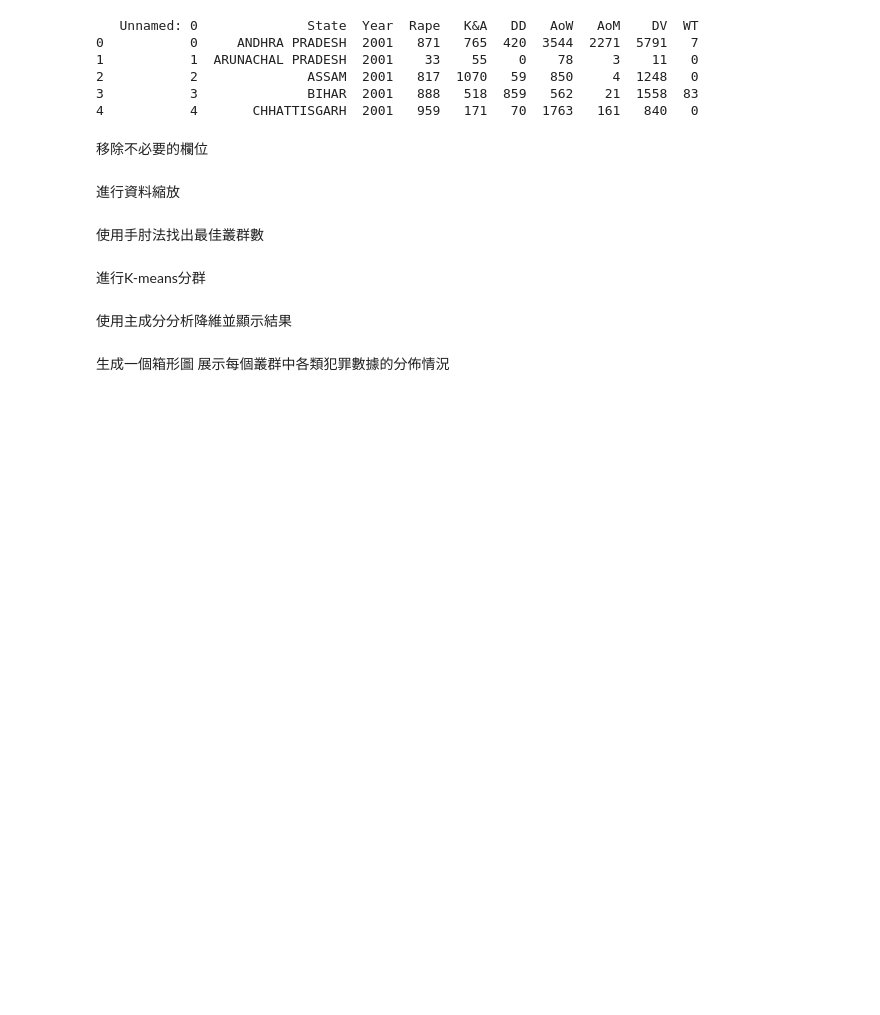
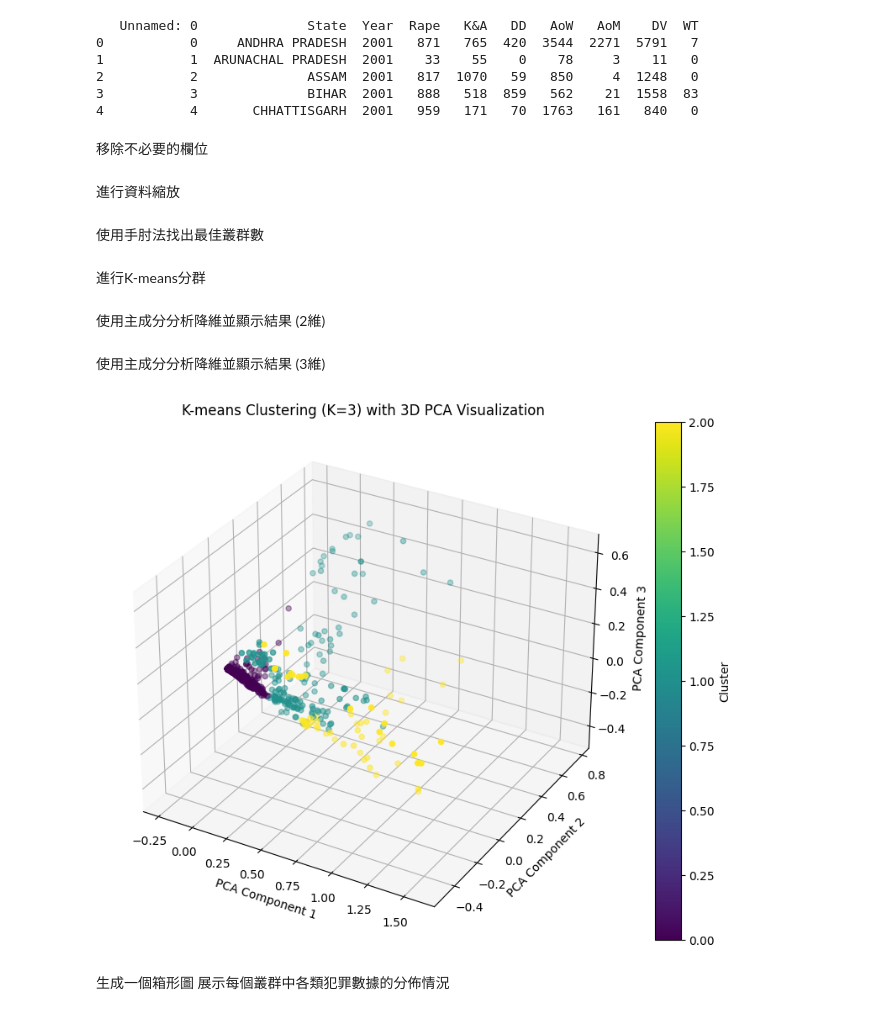
Before and after one commit to hakuei0115/Data_mining, a Jupyter notebook: Clustering/lin_homework/crimes_against_women_clustering_analysis.ipynb, the cells around one changed output. Cells and saved outputs as stored; diff of their text form; code cells hidden in the pictures; blank space fills up the shorter version.

```diff
--- a/Clustering/lin_homework/crimes_against_women_clustering_analysis.ipynb
+++ b/Clustering/lin_homework/crimes_against_women_clustering_analysis.ipynb
@@ -54,7 +54,7 @@ plt.show()
 kmeans = KMeans(n_clusters=3, random_state=0)
 data['Cluster'] = kmeans.fit_predict(data[numerical_columns])
 # %% [markdown]
-使用主成分分析降維並顯示結果
+使用主成分分析降維並顯示結果 (2維)
 # %%
 pca = PCA(n_components=2)
 pca_result = pca.fit_transform(data[numerical_columns])
@@ -67,6 +67,28 @@ plt.ylabel('PCA Component 2')
 plt.colorbar(label='Cluster')
 plt.grid(True)
 plt.show()
+# %% [markdown]
+使用主成分分析降維並顯示結果 (3維)
+# %%
+from mpl_toolkits.mplot3d import Axes3D
+pca = PCA(n_components=3)
+pca_result = pca.fit_transform(data[numerical_columns])
+
+fig = plt.figure(figsize=(10, 8))
+ax = fig.add_subplot(111, projection='3d')
+
+sc = ax.scatter(pca_result[:, 0], pca_result[:, 1], pca_result[:, 2], c=data['Cluster'], cmap='viridis', marker='o')
+
+ax.set_title('K-means Clustering (K=3) with 3D PCA Visualization')
+ax.set_xlabel('PCA Component 1')
+ax.set_ylabel('PCA Component 2')
+ax.set_zlabel('PCA Component 3')
+
+plt.colorbar(sc, label='Cluster')
+
+plt.show()
+# %% [output]
+[figure, added]
 # %% [markdown]
 生成一個箱形圖 展示每個叢群中各類犯罪數據的分佈情況
 # %%
```
Also changed, not shown: 2 other files.
